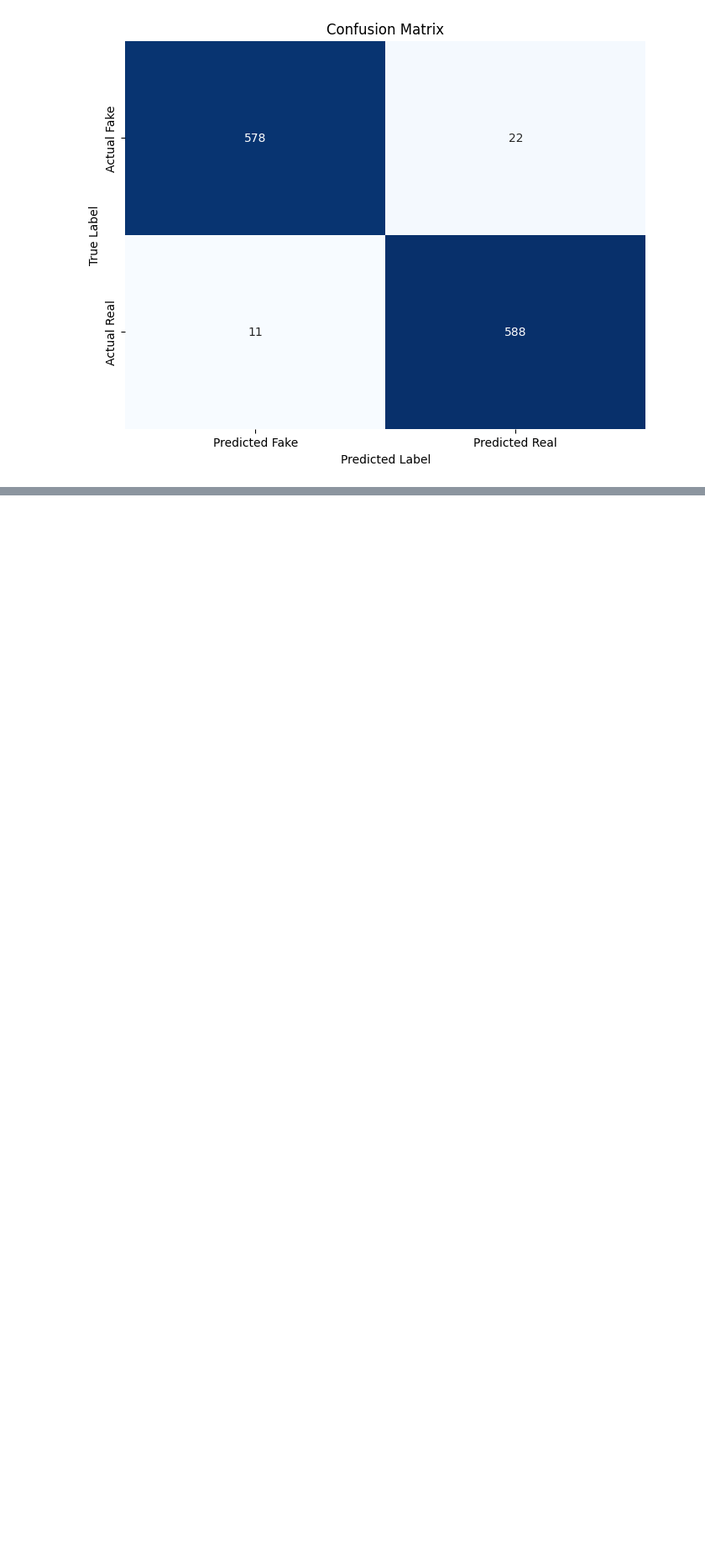
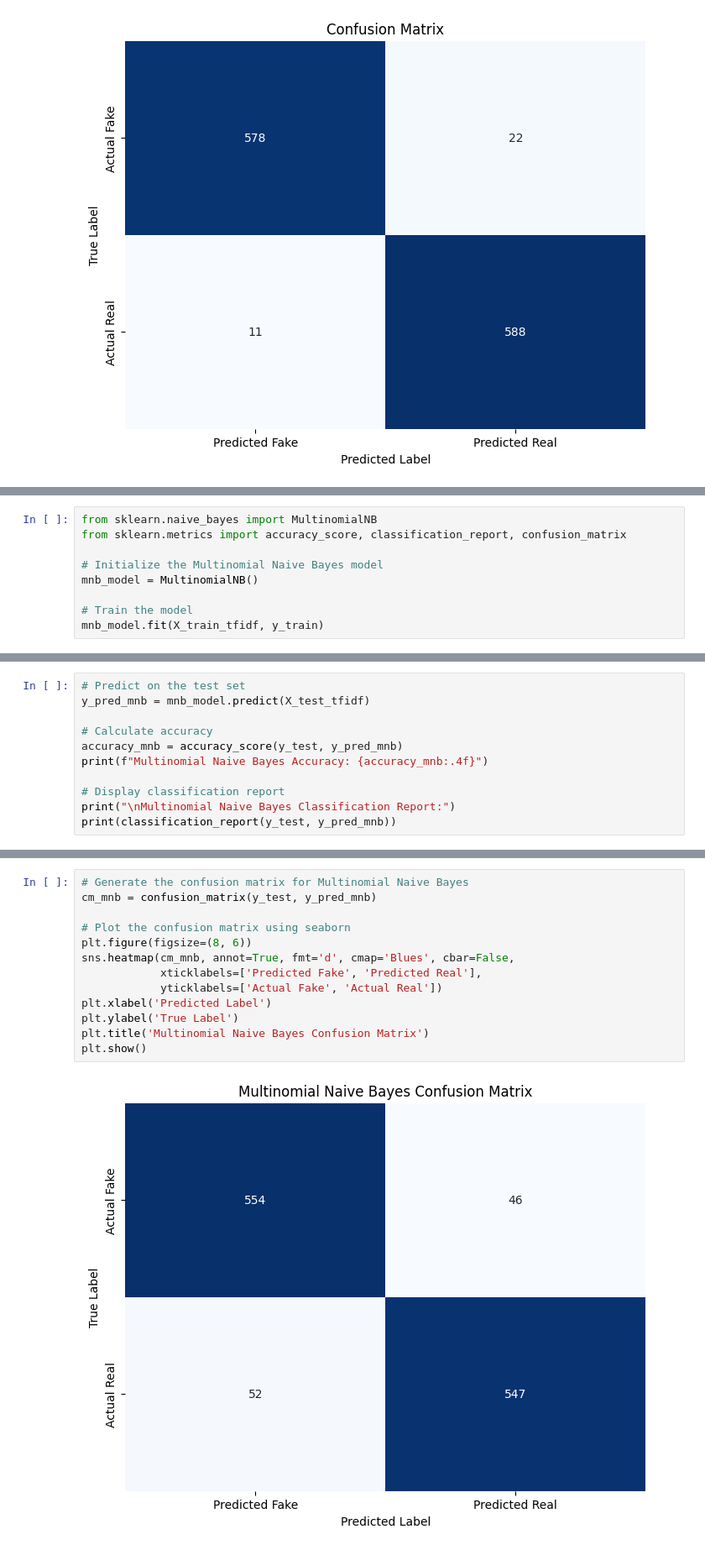
Before and after one commit to kxrrym03/Fake-News-Detection, a Jupyter notebook: Fake_News_Detection.ipynb, the cells around one changed output, grey strips where cells are left out. Shown at 84% size. Cells and saved outputs as stored; diff of their text form; blank space fills up the shorter version.

```diff
--- a/Fake_News_Detection.ipynb
+++ b/Fake_News_Detection.ipynb
@@ -484,0 +487,9 @@ plt.show()
+# %%
+from sklearn.naive_bayes import MultinomialNB
+from sklearn.metrics import accuracy_score, classification_report, confusion_matrix
+
+# Initialize the Multinomial Naive Bayes model
+mnb_model = MultinomialNB()
+
+# Train the model
+mnb_model.fit(X_train_tfidf, y_train)
@@ -484,0 +498,11 @@ plt.show()
+# %%
+# Predict on the test set
+y_pred_mnb = mnb_model.predict(X_test_tfidf)
+
+# Calculate accuracy
+accuracy_mnb = accuracy_score(y_test, y_pred_mnb)
+print(f"Multinomial Naive Bayes Accuracy: {accuracy_mnb:.4f}")
+
+# Display classification report
+print("\nMultinomial Naive Bayes Classification Report:")
+print(classification_report(y_test, y_pred_mnb))
@@ -484,0 +521,15 @@ plt.show()
+# %%
+# Generate the confusion matrix for Multinomial Naive Bayes
+cm_mnb = confusion_matrix(y_test, y_pred_mnb)
+
+# Plot the confusion matrix using seaborn
+plt.figure(figsize=(8, 6))
+sns.heatmap(cm_mnb, annot=True, fmt='d', cmap='Blues', cbar=False,
+            xticklabels=['Predicted Fake', 'Predicted Real'],
+            yticklabels=['Actual Fake', 'Actual Real'])
+plt.xlabel('Predicted Label')
+plt.ylabel('True Label')
+plt.title('Multinomial Naive Bayes Confusion Matrix')
+plt.show()
+# %% [output]
+[figure, added]
```
Also changed, not shown: parts of 4 cells of this notebook.
